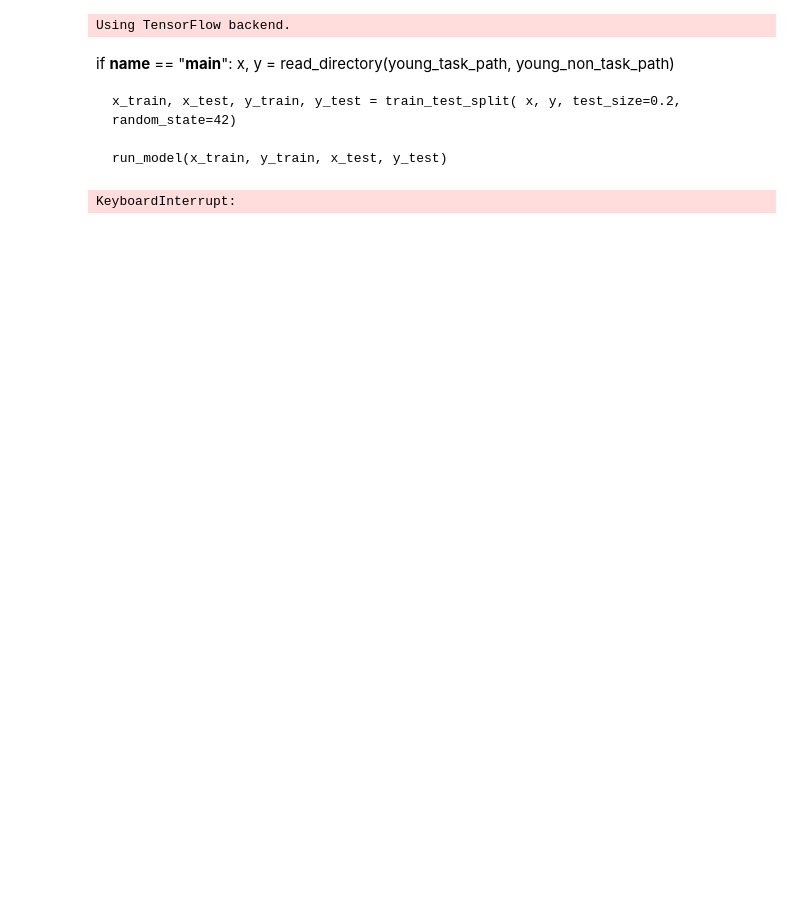
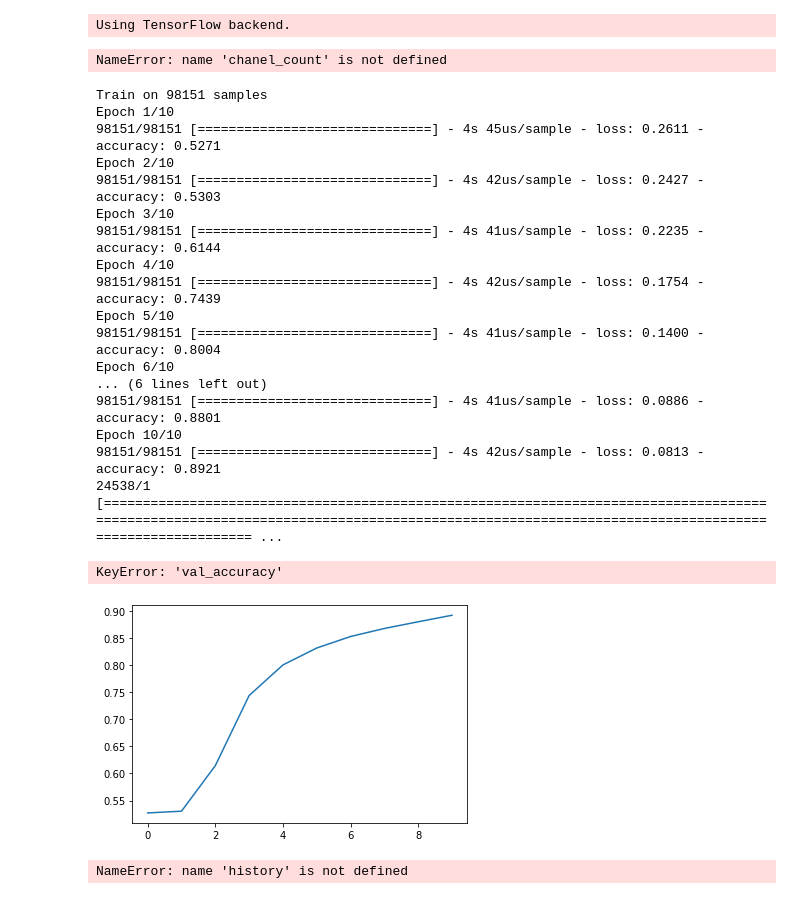
Before and after one commit to zjubirdfly/spindle_project, a Jupyter notebook: spindle_DL.ipynb, the cells around one changed output. Cells and saved outputs as stored; diff of their text form; code cells hidden in the pictures; blank space fills up the shorter version.

Commit message:
update model and get a new result with accuracy 90%

```diff
--- a/spindle_DL.ipynb
+++ b/spindle_DL.ipynb
@@ -80,26 +80,36 @@ def run_model(x_train, y_train, x_test, y_test):
     model = tf.keras.models.Sequential([
         tf.keras.layers.Flatten(),
         tf.keras.layers.Dense((freq_to - freq_from)*channels_count, activation='relu'),
-        tf.keras.layers.Dense(chanel_count, activation='relu'),
+        tf.keras.layers.Dense(channels_count, activation='relu'),
         tf.keras.layers.Dropout(0.05),
         tf.keras.layers.Dense((freq_to - freq_from), activation='relu'),
         tf.keras.layers.Dropout(0.05),
-        tf.keras.layers.Dense(2, activation='softmax')
+        tf.keras.layers.Dense(2, activation='sigmoid')
     ])
 
     model.compile(loss='mse', optimizer='adam', metrics=['accuracy'])
-    model.fit(x_train, y_train, epochs= 10)
+    history = model.fit(x_train, y_train, epochs= 10)
     model.evaluate(x_test, y_test)
-
+    # list all data in history
+    print(history.history.keys())
+    # summarize history for accuracy
+    plt.plot(history.history['accuracy'])
+    plt.plot(history.history['val_accuracy'])
+    plt.title('model accuracy')
+    plt.ylabel('accuracy')
+    plt.xlabel('epoch')
+    plt.legend(['train', 'test'], loc='upper left')
+    plt.show()
+    # summarize history for loss
+    plt.plot(history.history['loss'])
+    plt.plot(history.history['val_loss'])
+    plt.title('model loss')
+    plt.ylabel('loss')
+    plt.xlabel('epoch')
+    plt.legend(['train', 'test'], loc='upper left')
+    plt.show()
     model.save('model.h5')
     print('model.h5 has been saved.')
-# %% [markdown]
-if __name__ == "__main__":
-    x, y = read_directory(young_task_path, young_non_task_path)
-
-    x_train, x_test, y_train, y_test = train_test_split( x, y, test_size=0.2, random_state=42)
-
-    run_model(x_train, y_train, x_test, y_test)
 # %%
 if __name__ == "__main__":
     x, y = read_directory(young_task_path, young_non_task_path)
@@ -108,4 +118,30 @@ if __name__ == "__main__":
 
     run_model(x_train, y_train, x_test, y_test)
 # %% [output]
-KeyboardInterrupt:
+NameError: name 'chanel_count' is not defined
+# %%
+run_model(x_train, y_train, x_test, y_test)
+# %% [output]
+Train on 98151 samples
+Epoch 1/10
+98151/98151 [==============================] - 4s 45us/sample - loss: 0.2611 - accuracy: 0.5271
+Epoch 2/10
+98151/98151 [==============================] - 4s 42us/sample - loss: 0.2427 - accuracy: 0.5303
+Epoch 3/10
+98151/98151 [==============================] - 4s 41us/sample - loss: 0.2235 - accuracy: 0.6144
+Epoch 4/10
+98151/98151 [==============================] - 4s 42us/sample - loss: 0.1754 - accuracy: 0.7439
+Epoch 5/10
+98151/98151 [==============================] - 4s 41us/sample - loss: 0.1400 - accuracy: 0.8004
+Epoch 6/10
+... (6 lines left out)
+98151/98151 [==============================] - 4s 41us/sample - loss: 0.0886 - accuracy: 0.8801
+Epoch 10/10
+98151/98151 [==============================] - 4s 42us/sample - loss: 0.0813 - accuracy: 0.8921
+24538/1 [=============================================================================================================================================================================================== ...
+KeyError: 'val_accuracy'
+[figure, added]
+# %%
+print(history.history.keys())
+# %% [output]
+NameError: name 'history' is not defined
```
Also changed, not shown: 1 other file.
